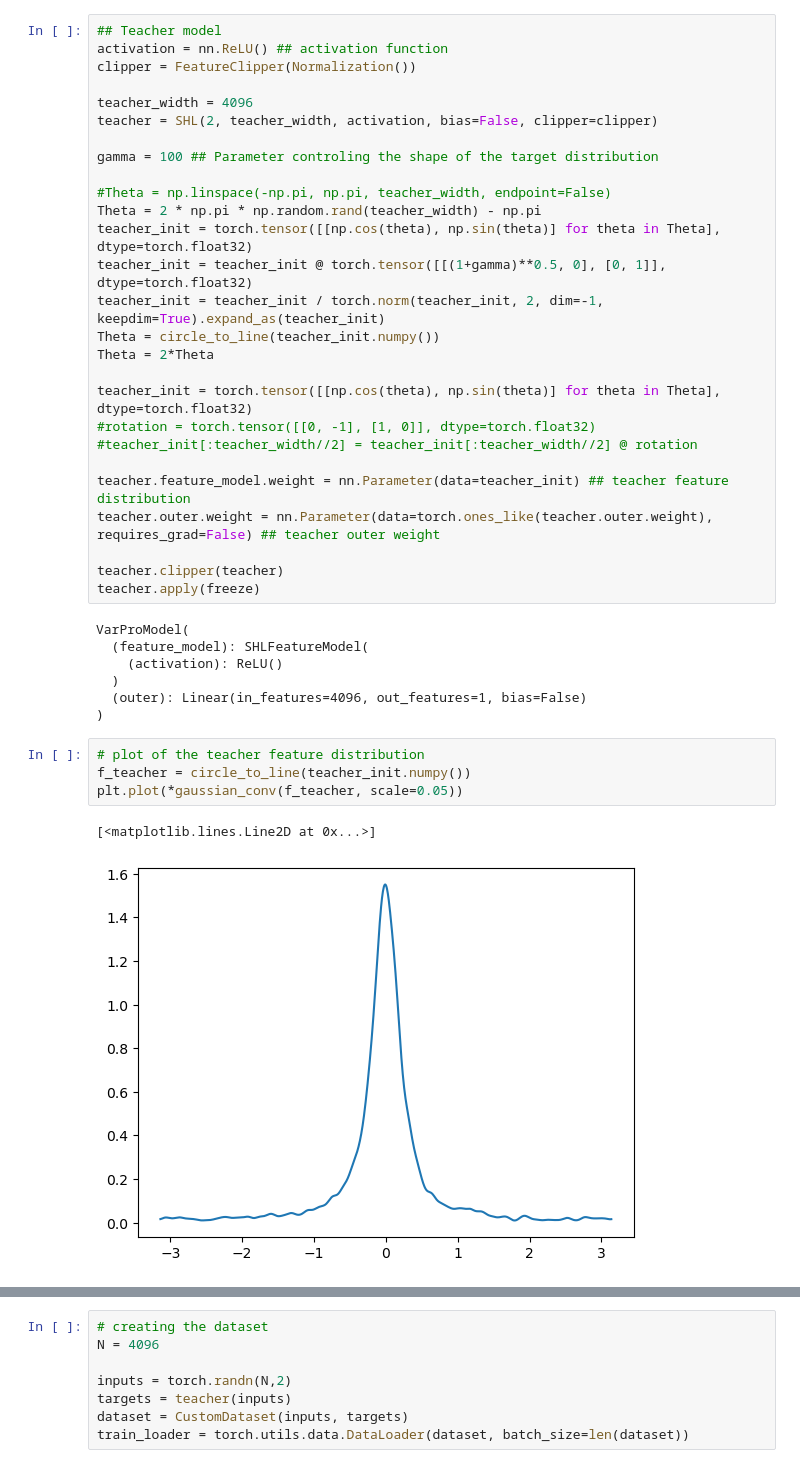
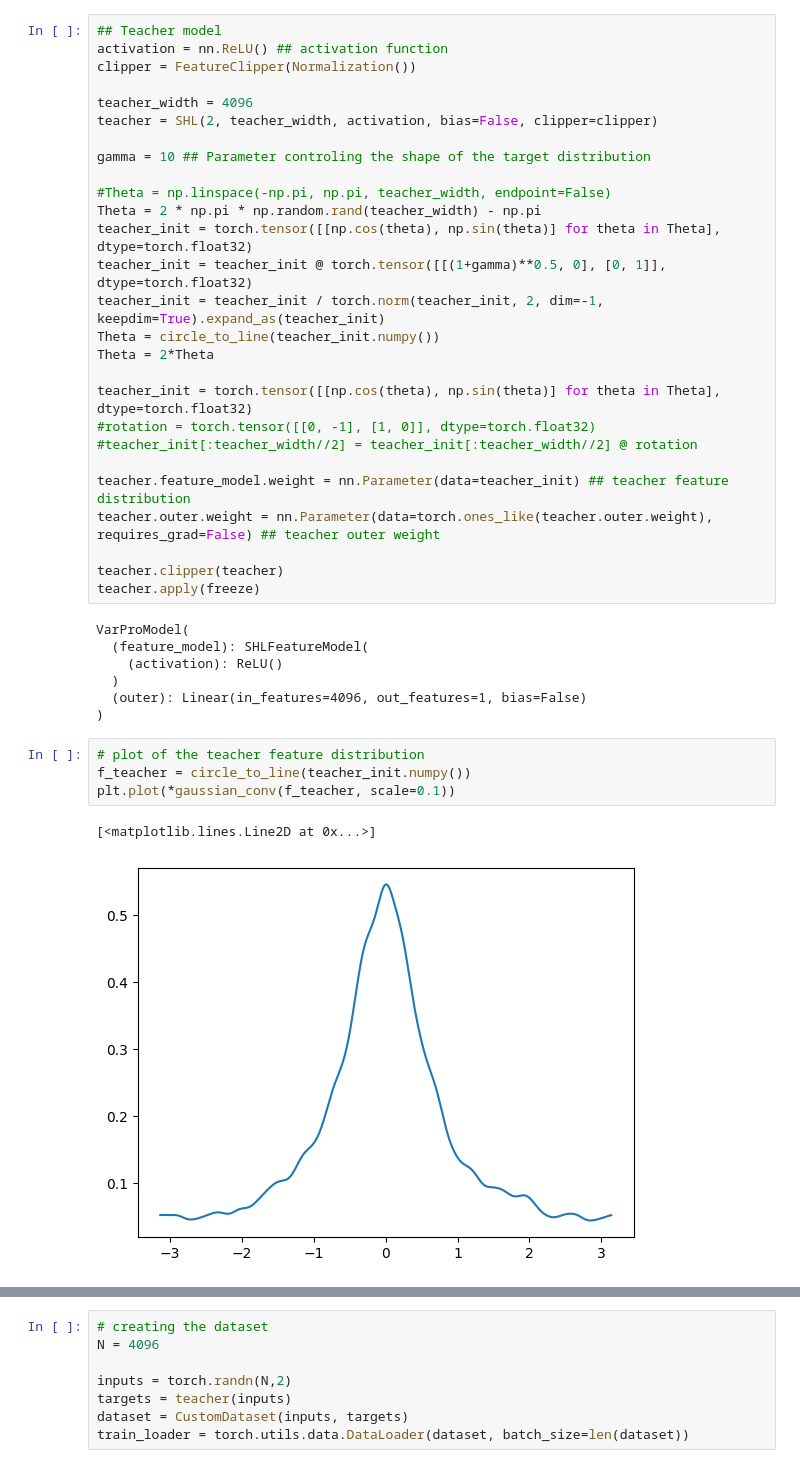
Before and after one commit to rbarboni/VarPro, a Jupyter notebook: VarPro_ReLU_1d_unbiased/Experiment.ipynb, the cells around one changed output, grey strips where cells are left out. Drawn from its saved outputs; the diff is of its cells as text.

```diff
--- a/VarPro_ReLU_1d_unbiased/Experiment.ipynb
+++ b/VarPro_ReLU_1d_unbiased/Experiment.ipynb
@@ -14,7 +16,7 @@ clipper = FeatureClipper(Normalization())
 teacher_width = 4096
 teacher = SHL(2, teacher_width, activation, bias=False, clipper=clipper)
 
-gamma = 100 ## Parameter controling the shape of the target distribution
+gamma = 10 ## Parameter controling the shape of the target distribution
 
 #Theta = np.linspace(-np.pi, np.pi, teacher_width, endpoint=False)
 Theta = 2 * np.pi * np.random.rand(teacher_width) - np.pi
@@ -43,10 +45,10 @@ VarProModel(
 # %%
 # plot of the teacher feature distribution
 f_teacher = circle_to_line(teacher_init.numpy())
-plt.plot(*gaussian_conv(f_teacher, scale=0.05))
+plt.plot(*gaussian_conv(f_teacher, scale=0.1))
 # %% [output]
 [<matplotlib.lines.Line2D at 0x...>]
-[figure, old version]
+[figure, new version]
 # %%
 # plot of the teacher signal
 _ = model_plot_2d(teacher)
```
Also changed, not shown: parts of 7 cells of this notebook, 7 other files.
